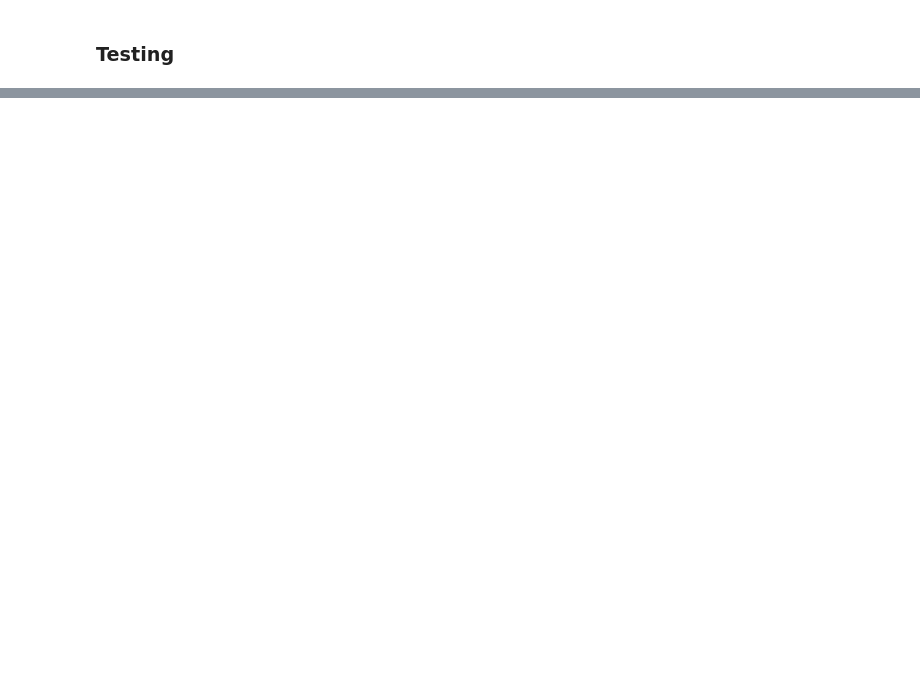
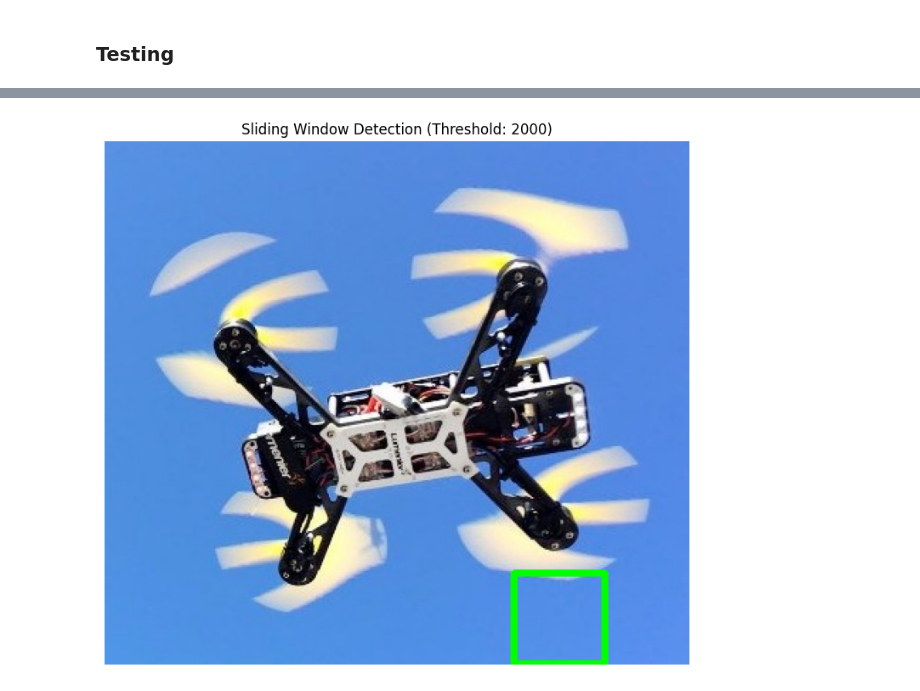
Before and after one commit to Luzefik/drone-detection, a Jupyter notebook: detect.ipynb, the cells around one changed output, grey strips where cells are left out. Saved outputs shown, nothing was run; the diff lists cells and outputs as text; code cells hidden in the pictures; blank space fills up the shorter version.

Commit message:
completed detection algorithm

```diff
--- a/detect.ipynb
+++ b/detect.ipynb
@@ -479,0 +523,18 @@ def calculate_euclidean_distance(projections, threshold):
+# %%
+# 1. Проектуємо весь наш тренувальний датасет (матрицю X) у простір PCA
+Z_train = z_test(X, mean_vector, evecs_1)
+
+# 2. Рахуємо відстані для всіх тренувальних дронів
+# (поріг тут ставимо нескінченність, бо нам потрібні лише цифри відстаней)
+train_distances, _ = calculate_euclidean_distance(Z_train, threshold=float('inf'))
+
+# 3. Аналізуємо відстані справжніх дронів
+mean_dist = np.mean(train_distances)
+max_dist = np.max(train_distances)
+
+print(f"Середня відстань для справжніх дронів: {mean_dist:.2f}")
+print(f"Максимальна відстань для справжніх дронів: {max_dist:.2f}")
+
+# Встановлюємо поріг трохи більшим за середнє (або беремо максимум)
+MY_THRESHOLD = mean_dist + np.std(train_distances)
+print(f"Наш обраний поріг для тестування: {MY_THRESHOLD:.2f}")
@@ -479,0 +615,65 @@ def calculate_euclidean_distance(projections, threshold):
+# %%
+import cv2
+import matplotlib.pyplot as plt
+
+def detect_drone_sliding_window(large_image_path, mean_vector, eigenvectors, threshold=3600, window_size=(64, 64), step_size=16):
+    # 1. Завантажуємо велику картинку
+    img = cv2.imread(large_image_path)
+    if img is None:
+        print("Помилка: не знайдено картинку!")
+        return
+
+    img_rgb = cv2.cvtColor(img, cv2.COLOR_BGR2RGB) # Для красивого виводу
+    img_gray = cv2.cvtColor(img, cv2.COLOR_BGR2GRAY) # Для математики
+
+    best_dist = float('inf')
+    best_box = None
+
+    print("Шукаю дрона...")
+
+    # 2. "Їдемо" вікном по висоті та ширині
+    for y in range(0, img_gray.shape[0] - window_size[1], step_size):
+        for x in range(0, img_gray.shape[1] - window_size[0], step_size):
+
+            # Вирізаємо поточне вікно
+            window = img_gray[y:y + window_size[1], x:x + window_size[0]]
+
+            # Робимо flatten (і нормалізацію, якщо ти ділив на 255 під час навчання)
+            # Якщо ти не ділив на 255.0 в датасеті, то прибери це ділення тут!
+            window_flat = window.flatten() # / 255.0
+
+            # 3. ВИКОРИСТОВУЄМО ТВОЇ ФУНКЦІЇ:
+            test_projection = z_test(window_flat, mean_vector, eigenvectors)
+
+            # Якщо згадаєш, test_projection може бути 1D, робимо reshape
+            if test_projection.ndim == 1:
+                test_projection = test_projection.reshape(1, -1)
+
+            dist = np.linalg.norm(test_projection, axis=1)[0]
+
+            # 4. Шукаємо найменшу відстань, яка менша за поріг
+            if dist < threshold and dist < best_dist:
+                best_dist = dist
+                best_box = (x, y, window_size[0], window_size[1])
+
+    # 5. Малюємо результат
+    result_img = img_rgb.copy()
+    if best_box is not None:
+        x, y, w, h = best_box
+        # Малюємо зелену рамку
+        cv2.rectangle(result_img, (x, y), (x+w, y+h), (0, 255, 0), 3)
+        print(f"✅ Дрона знайдено! Відстань: {best_dist:.2f} (Поріг: {threshold})")
+    else:
+        print(f"❌ На картинці дронів не знайдено (Всі відстані > {threshold}).")
+
+    plt.figure(figsize=(10, 8))
+    plt.imshow(result_img)
+    plt.axis('off')
+    plt.title(f"Sliding Window Detection (Threshold: {threshold})")
+    plt.show()
+
+# --- Як запустити ---
+# Знайди якусь велику фотографію дрона з датасету (не txt, а jpg) і протестуй!
+test_large_img_path = './archive/drone_dataset_yolo/dataset_txt/0015.jpg'
+detect_drone_sliding_window(test_large_img_path, mean_vector, evecs_1, threshold=2000)
+# %% [output]
@@ -479,0 +682 @@ def calculate_euclidean_distance(projections, threshold):
+[figure, added]
```
Also changed, not shown: parts of 10 cells of this notebook, 4 other files.
